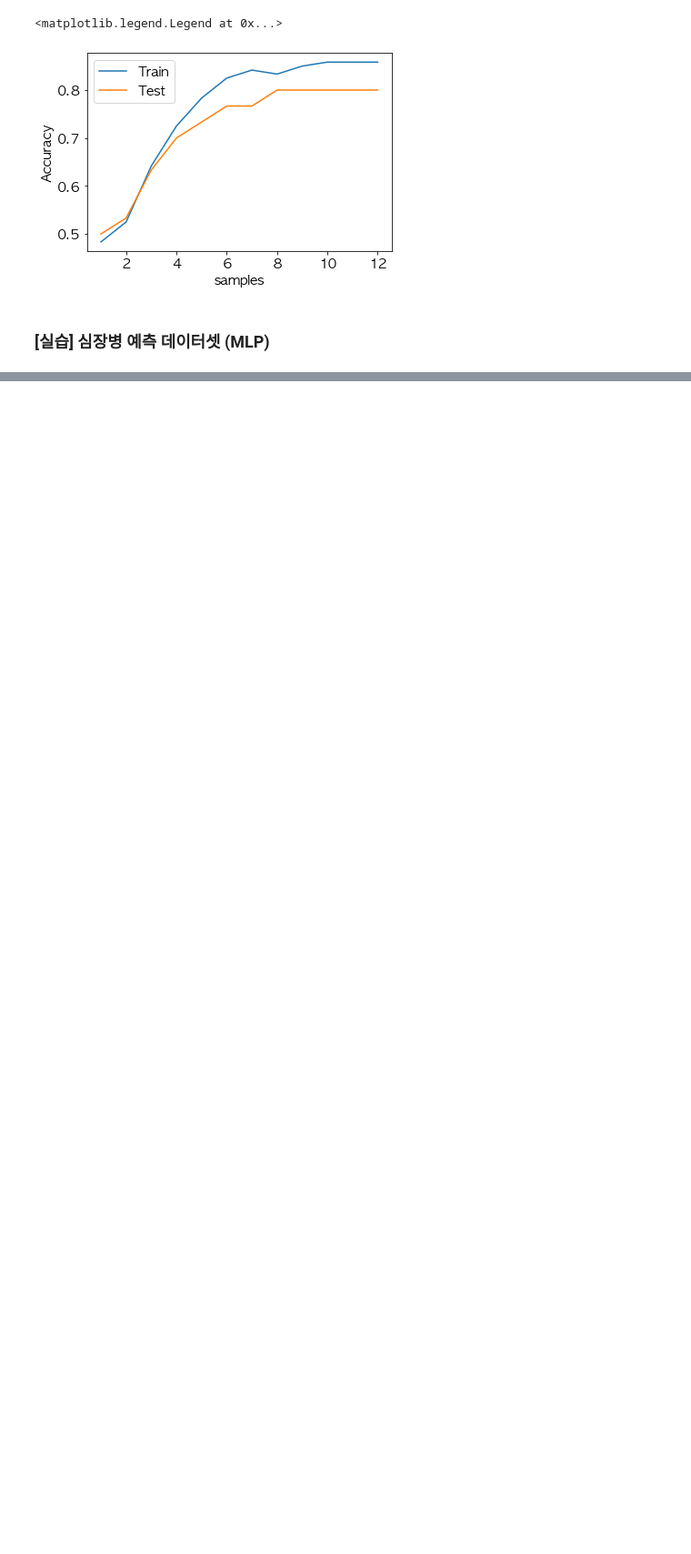
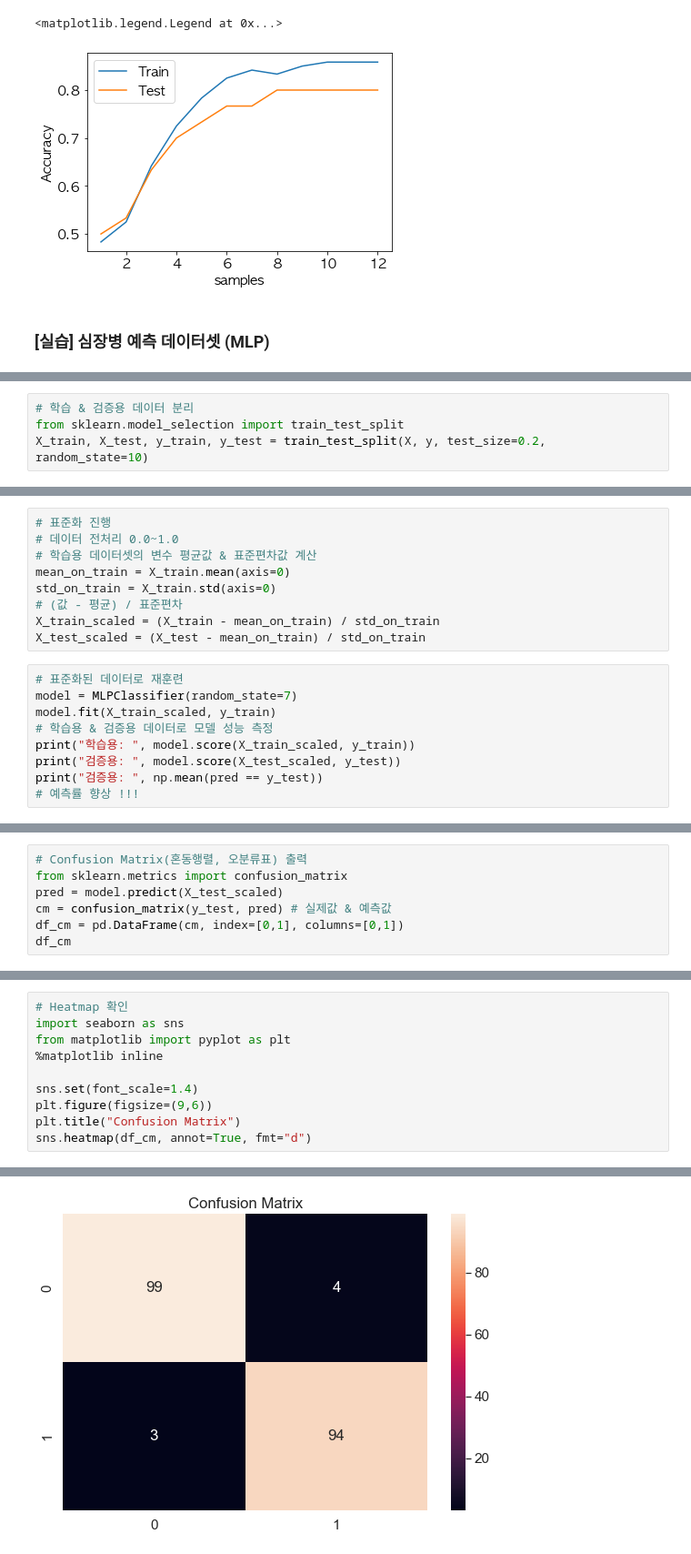
Before and after one commit to rileyko/PythonStudy, a Jupyter notebook: DeepLearning/MLP/MLP.ipynb, the cells around one changed output, grey strips where cells are left out. Shown at 91% size. Cells and saved outputs as stored; diff of their text form; blank space fills up the shorter version.

```diff
--- a/DeepLearning/MLP/MLP.ipynb
+++ b/DeepLearning/MLP/MLP.ipynb
@@ -695,0 +762,4 @@ plt.legend()
+# %%
+# 학습 & 검증용 데이터 분리
+from sklearn.model_selection import train_test_split
+X_train, X_test, y_train, y_test = train_test_split(X, y, test_size=0.2, random_state=10)
@@ -695,0 +784,18 @@ plt.legend()
+# %%
+# 표준화 진행
+# 데이터 전처리 0.0~1.0
+# 학습용 데이터셋의 변수 평균값 & 표준편차값 계산
+mean_on_train = X_train.mean(axis=0)
+std_on_train = X_train.std(axis=0)
+# (값 - 평균) / 표준편차
+X_train_scaled = (X_train - mean_on_train) / std_on_train
+X_test_scaled = (X_test - mean_on_train) / std_on_train
+# %%
+# 표준화된 데이터로 재훈련
+model = MLPClassifier(random_state=7)
+model.fit(X_train_scaled, y_train)
+# 학습용 & 검증용 데이터로 모델 성능 측정
+print("학습용: ", model.score(X_train_scaled, y_train))
+print("검증용: ", model.score(X_test_scaled, y_test))
+print("검증용: ", np.mean(pred == y_test))
+# 예측률 향상 !!!
@@ -695,0 +806,7 @@ plt.legend()
+# %%
+# Confusion Matrix(혼동행렬, 오분류표) 출력
+from sklearn.metrics import confusion_matrix
+pred = model.predict(X_test_scaled)
+cm = confusion_matrix(y_test, pred) # 실제값 & 예측값
+df_cm = pd.DataFrame(cm, index=[0,1], columns=[0,1])
+df_cm
@@ -695,0 +817,11 @@ plt.legend()
+# %%
+# Heatmap 확인
+import seaborn as sns
+from matplotlib import pyplot as plt
+%matplotlib inline
+
+sns.set(font_scale=1.4)
+plt.figure(figsize=(9,6))
+plt.title("Confusion Matrix")
+sns.heatmap(df_cm, annot=True, fmt="d")
+# %% [output]
@@ -695,0 +829 @@ plt.legend()
+[figure, added]
```
Also changed, not shown: parts of 10 cells of this notebook, 1 other file.
